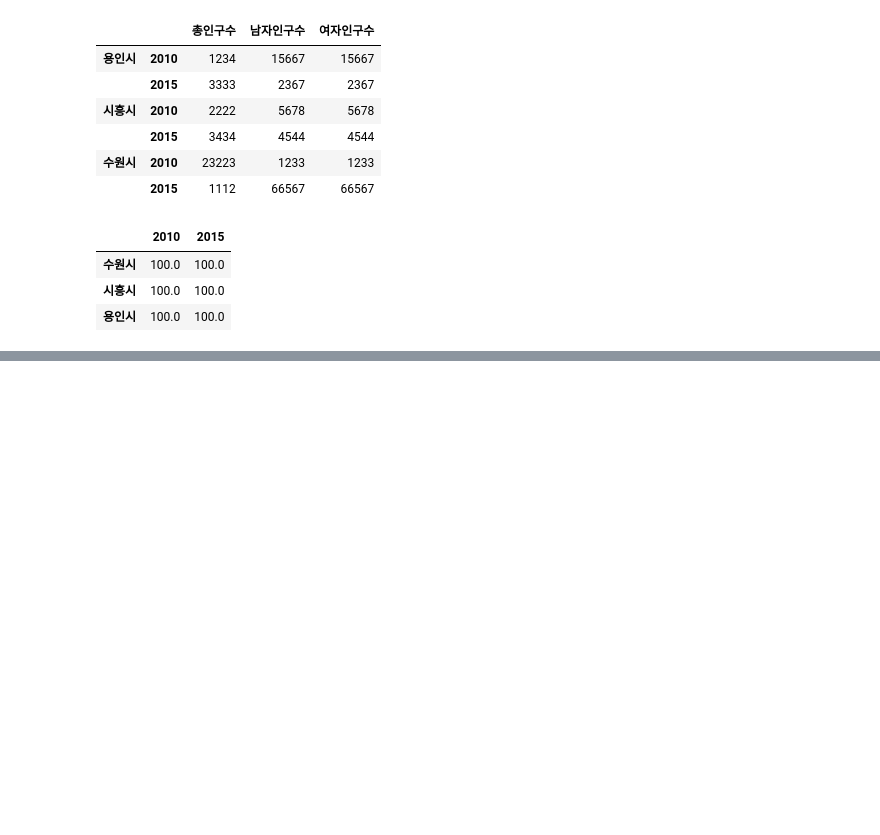
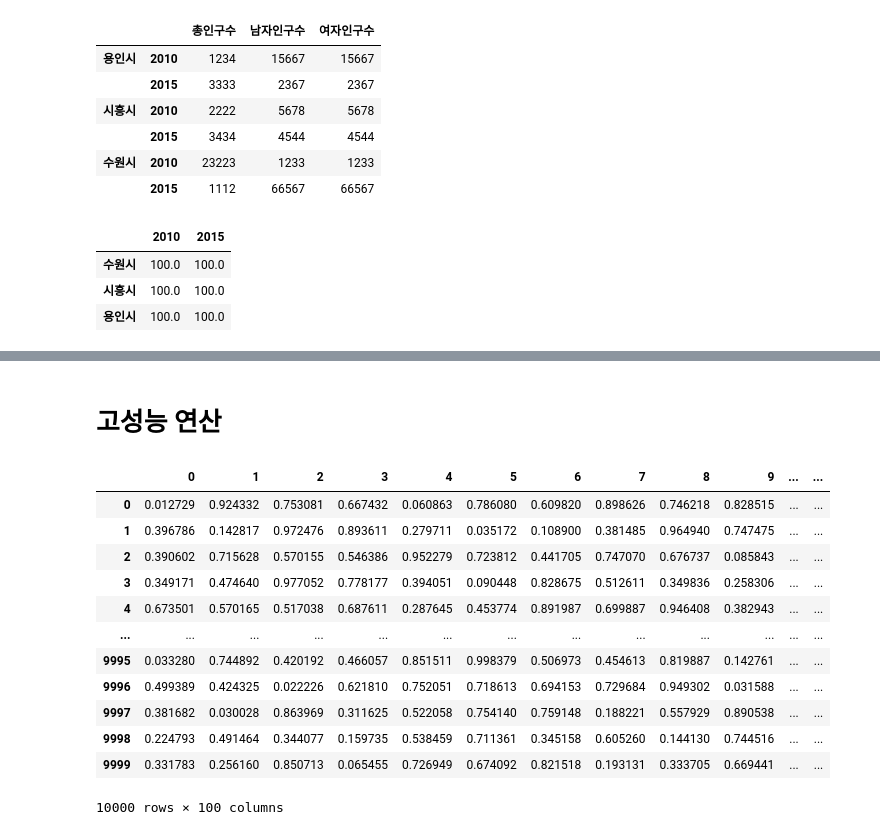
Before and after one commit to yumi-jun/LearnPandas, a Jupyter notebook: 판다스.ipynb, the cells around one changed output, grey strips where cells are left out. Saved outputs shown, nothing was run; the diff lists cells and outputs as text; code cells hidden in the pictures; blank space fills up the shorter version.

```diff
--- a/판다스.ipynb
+++ b/판다스.ipynb
@@ -493,0 +519,20 @@ dtype: int64
+# %% [markdown]
+# 고성능 연산
+# %%
+nrows, ncols=10000,100
+df1,df2,df3,df4=(pd.DataFrame(np.random.rand(nrows,ncols)) for i in range(4))
+df1
+# %% [output]
+|  | 0 | 1 | 2 | 3 | 4 | 5 | 6 | 7 | 8 | 9 | ... | ... |
+| 0 | 0.012729 | 0.924332 | 0.753081 | 0.667432 | 0.060863 | 0.786080 | 0.609820 | 0.898626 | 0.746218 | 0.828515 | ... | ... |
+| 1 | 0.396786 | 0.142817 | 0.972476 | 0.893611 | 0.279711 | 0.035172 | 0.108900 | 0.381485 | 0.964940 | 0.747475 | ... | ... |
+| 2 | 0.390602 | 0.715628 | 0.570155 | 0.546386 | 0.952279 | 0.723812 | 0.441705 | 0.747070 | 0.676737 | 0.085843 | ... | ... |
+| 3 | 0.349171 | 0.474640 | 0.977052 | 0.778177 | 0.394051 | 0.090448 | 0.828675 | 0.512611 | 0.349836 | 0.258306 | ... | ... |
+| 4 | 0.673501 | 0.570165 | 0.517038 | 0.687611 | 0.287645 | 0.453774 | 0.891987 | 0.699887 | 0.946408 | 0.382943 | ... | ... |
+| ... | ... | ... | ... | ... | ... | ... | ... | ... | ... | ... | ... | ... |
+| 9995 | 0.033280 | 0.744892 | 0.420192 | 0.466057 | 0.851511 | 0.998379 | 0.506973 | 0.454613 | 0.819887 | 0.142761 | ... | ... |
+| 9996 | 0.499389 | 0.424325 | 0.022226 | 0.621810 | 0.752051 | 0.718613 | 0.694153 | 0.729684 | 0.949302 | 0.031588 | ... | ... |
+| 9997 | 0.381682 | 0.030028 | 0.863969 | 0.311625 | 0.522058 | 0.754140 | 0.759148 | 0.188221 | 0.557929 | 0.890538 | ... | ... |
+| 9998 | 0.224793 | 0.491464 | 0.344077 | 0.159735 | 0.538459 | 0.711361 | 0.345158 | 0.605260 | 0.144130 | 0.744516 | ... | ... |
+| 9999 | 0.331783 | 0.256160 | 0.850713 | 0.065455 | 0.726949 | 0.674092 | 0.821518 | 0.193131 | 0.333705 | 0.669441 | ... | ... |
+10000 rows × 100 columns
```
Also changed, not shown: parts of 23 cells of this notebook.
